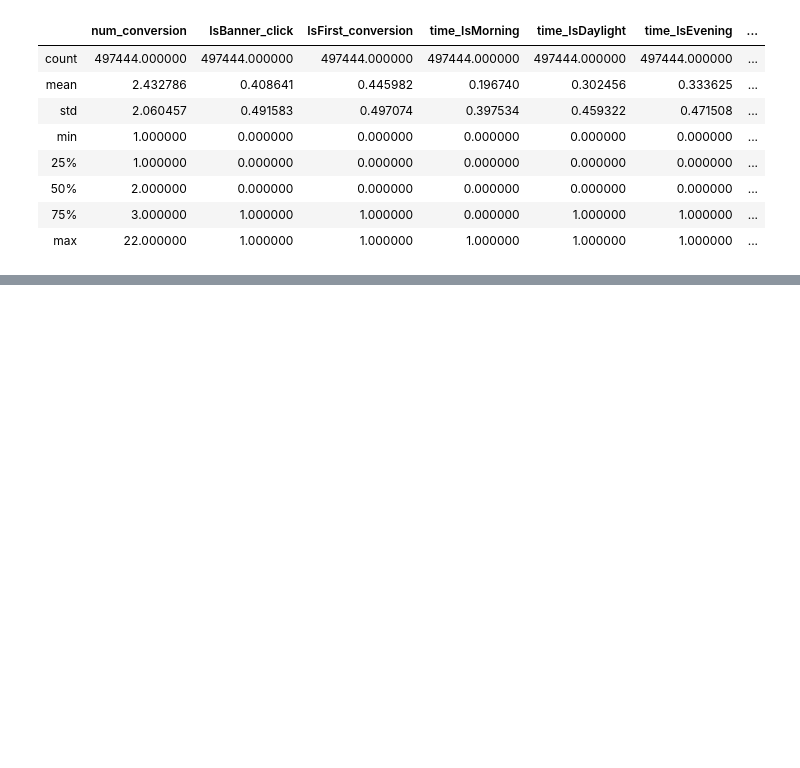
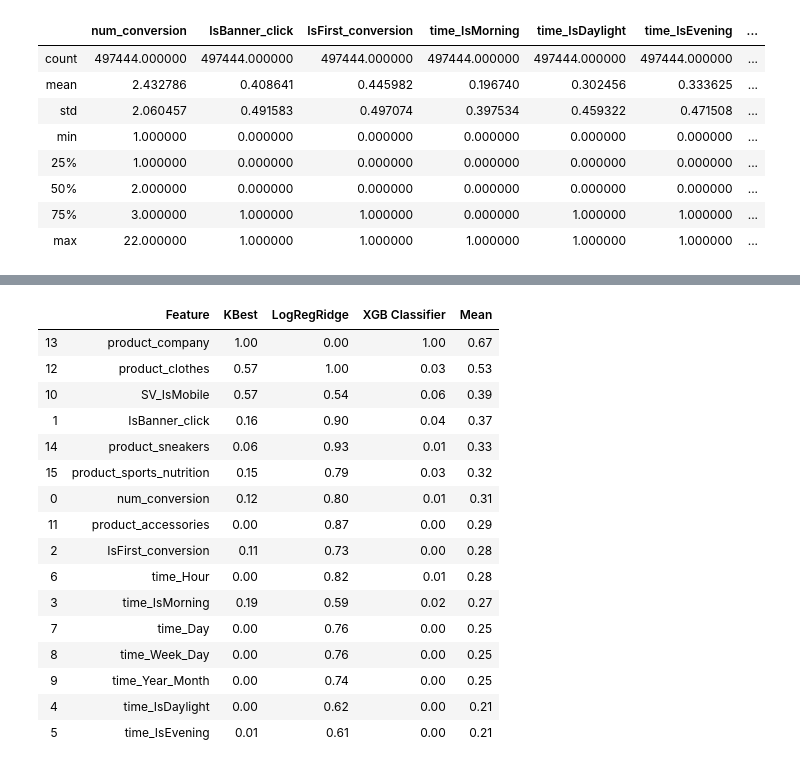
Before and after one commit to befowle/AB_Testing, a Jupyter notebook: ab_testing.ipynb, the cells around one changed output, grey strips where cells are left out. Drawn from its saved outputs; the diff is of its cells as text; code cells hidden in the pictures; blank space fills up the shorter version.

Commit message:
calculate feature importance/related stats

```diff
--- a/ab_testing.ipynb
+++ b/ab_testing.ipynb
@@ -393,0 +507,23 @@ stand_X = pd.DataFrame(preprocessing.scale(X), columns=X.columns)
+# %%
+fi = Feat_Importance(stand_X, y, stand_X.columns)
+fi.feat_stats()
+fi_df = fi.stats_df()
+display(fi_df.sort_values(by=['Mean'], ascending=[False]))
+# %% [output]
+|  | Feature | KBest | LogRegRidge | XGB Classifier | Mean |
+| 13 | product_company | 1.00 | 0.00 | 1.00 | 0.67 |
+| 12 | product_clothes | 0.57 | 1.00 | 0.03 | 0.53 |
+| 10 | SV_IsMobile | 0.57 | 0.54 | 0.06 | 0.39 |
+| 1 | IsBanner_click | 0.16 | 0.90 | 0.04 | 0.37 |
+| 14 | product_sneakers | 0.06 | 0.93 | 0.01 | 0.33 |
+| 15 | product_sports_nutrition | 0.15 | 0.79 | 0.03 | 0.32 |
+| 0 | num_conversion | 0.12 | 0.80 | 0.01 | 0.31 |
+| 11 | product_accessories | 0.00 | 0.87 | 0.00 | 0.29 |
+| 2 | IsFirst_conversion | 0.11 | 0.73 | 0.00 | 0.28 |
+| 6 | time_Hour | 0.00 | 0.82 | 0.01 | 0.28 |
+| 3 | time_IsMorning | 0.19 | 0.59 | 0.02 | 0.27 |
+| 7 | time_Day | 0.00 | 0.76 | 0.00 | 0.25 |
+| 8 | time_Week_Day | 0.00 | 0.76 | 0.00 | 0.25 |
+| 9 | time_Year_Month | 0.00 | 0.74 | 0.00 | 0.25 |
+| 4 | time_IsDaylight | 0.00 | 0.62 | 0.00 | 0.21 |
+| 5 | time_IsEvening | 0.01 | 0.61 | 0.00 | 0.21 |
```
Also changed, not shown: parts of 2 cells of this notebook.
